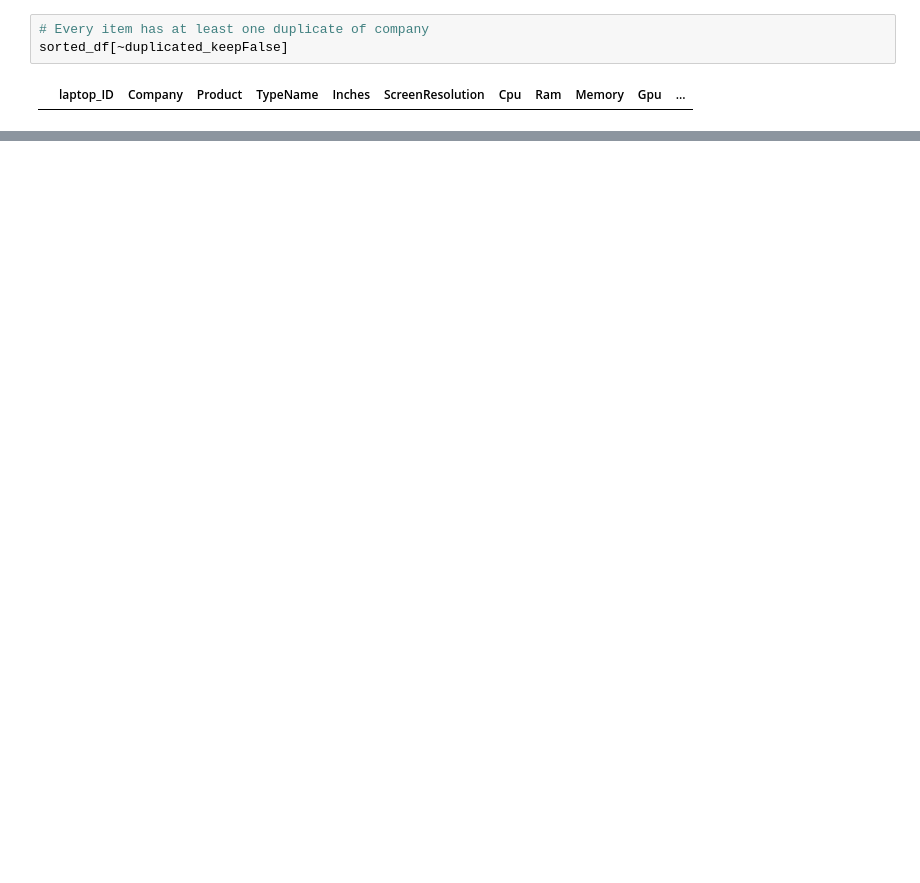
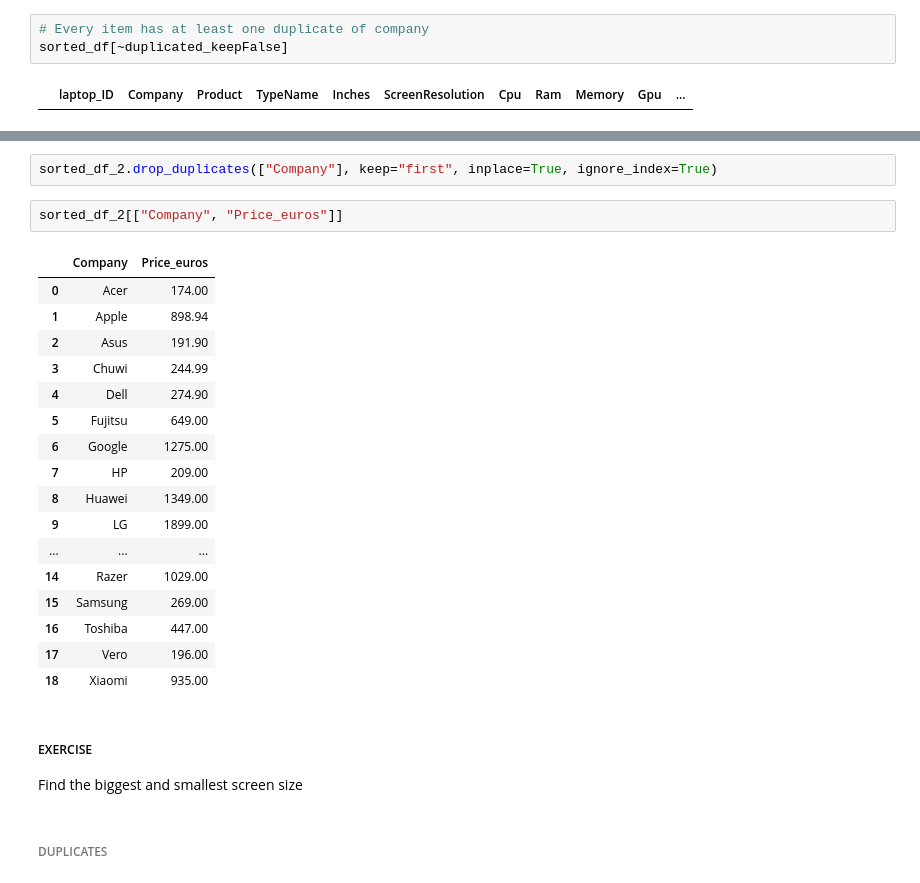
Before and after one commit to Giacomo98DaRe/Python_DataScience, a Jupyter notebook: LessonNotebooks/3. Filtering Data/duplicated_method.ipynb, the cells around one changed output, grey strips where cells are left out. Saved outputs shown, nothing was run; the diff lists cells and outputs as text; blank space fills up the shorter version.

```diff
--- a/LessonNotebooks/3. Filtering Data/duplicated_method.ipynb
+++ b/LessonNotebooks/3. Filtering Data/duplicated_method.ipynb
@@ -139,0 +227,28 @@ sorted_df[~duplicated_keepFalse]
+# %%
+sorted_df_2.drop_duplicates(["Company"], keep="first", inplace=True, ignore_index=True)
+# %%
+sorted_df_2[["Company", "Price_euros"]]
+# %% [output]
+|  | Company | Price_euros |
+| 0 | Acer | 174.00 |
+| 1 | Apple | 898.94 |
+| 2 | Asus | 191.90 |
+| 3 | Chuwi | 244.99 |
+| 4 | Dell | 274.90 |
+| 5 | Fujitsu | 649.00 |
+| 6 | Google | 1275.00 |
+| 7 | HP | 209.00 |
+| 8 | Huawei | 1349.00 |
+| 9 | LG | 1899.00 |
+| ... | ... | ... |
+| 14 | Razer | 1029.00 |
+| 15 | Samsung | 269.00 |
+| 16 | Toshiba | 447.00 |
+| 17 | Vero | 196.00 |
+| 18 | Xiaomi | 935.00 |
+# %% [markdown]
+##### EXERCISE
+
+Find the biggest and smallest screen size
+# %% [markdown]
+###### DUPLICATES
```
Also changed, not shown: parts of 18 cells of this notebook.
